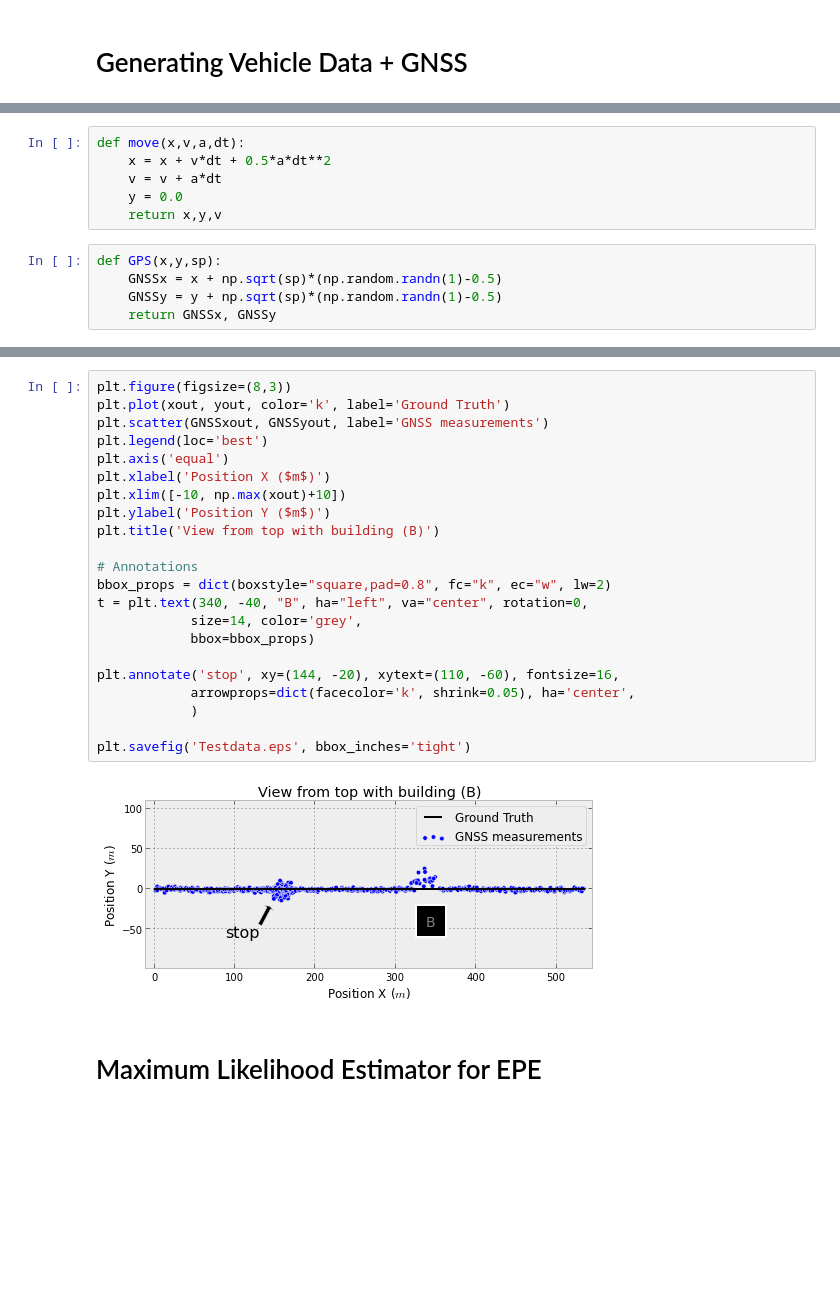
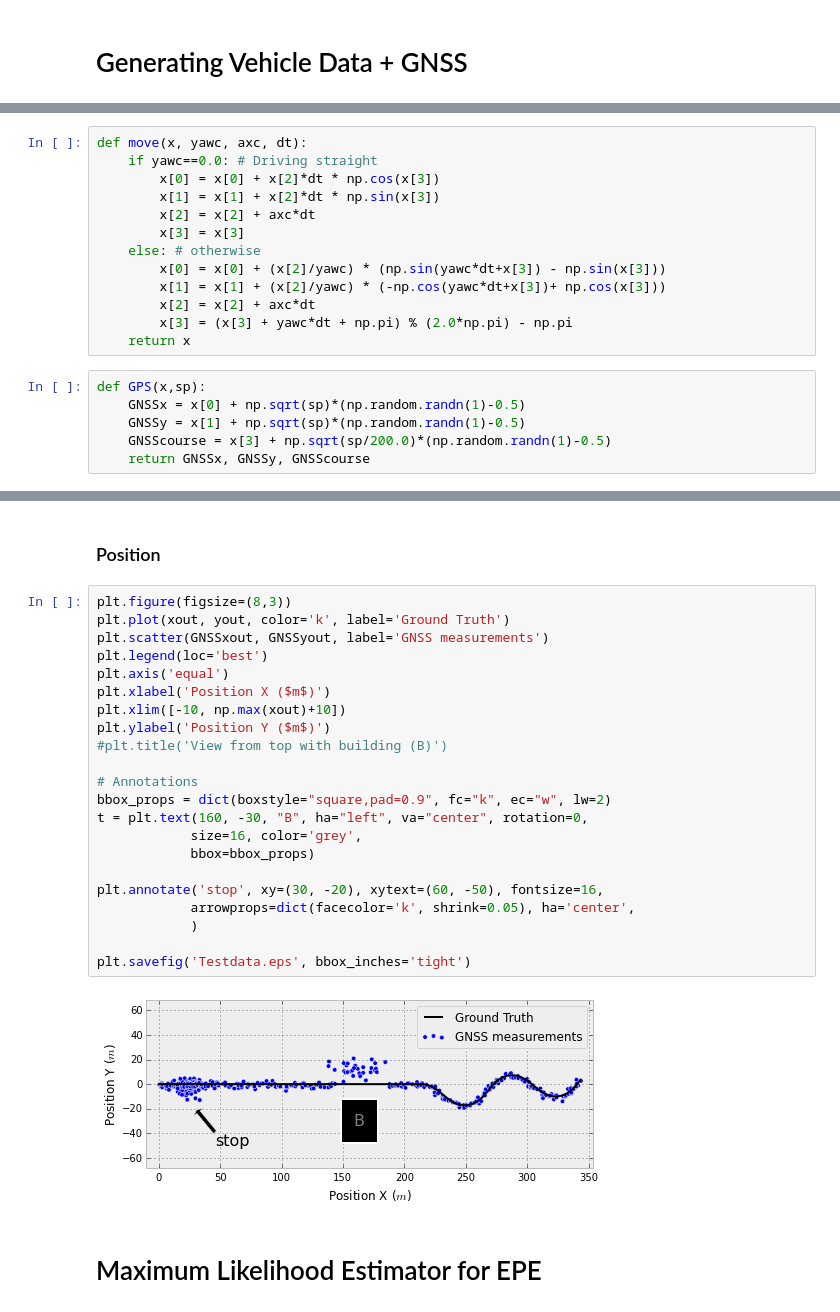
Before and after one commit to balzer82/ICINCO-2014, a Jupyter notebook: DataGenerator.ipynb, the cells around one changed output, grey strips where cells are left out. Cells and saved outputs as stored; diff of their text form; blank space fills up the shorter version.

```diff
--- a/DataGenerator.ipynb
+++ b/DataGenerator.ipynb
@@ -11,12 +11,20 @@ dt = 0.1     # Timestep s
-# %%
-def move(x,v,a,dt):
-    x = x + v*dt + 0.5*a*dt**2
-    v = v + a*dt
-    y = 0.0
-    return x,y,v
+# %%
+def move(x, yawc, axc, dt):
+    if yawc==0.0: # Driving straight
+        x[0] = x[0] + x[2]*dt * np.cos(x[3])
+        x[1] = x[1] + x[2]*dt * np.sin(x[3])
+        x[2] = x[2] + axc*dt
+        x[3] = x[3]
+    else: # otherwise
+        x[0] = x[0] + (x[2]/yawc) * (np.sin(yawc*dt+x[3]) - np.sin(x[3]))
+        x[1] = x[1] + (x[2]/yawc) * (-np.cos(yawc*dt+x[3])+ np.cos(x[3]))
+        x[2] = x[2] + axc*dt
+        x[3] = (x[3] + yawc*dt + np.pi) % (2.0*np.pi) - np.pi
+    return x
 # %%
-def GPS(x,y,sp):
-    GNSSx = x + np.sqrt(sp)*(np.random.randn(1)-0.5)
-    GNSSy = y + np.sqrt(sp)*(np.random.randn(1)-0.5)
-    return GNSSx, GNSSy
+def GPS(x,sp):
+    GNSSx = x[0] + np.sqrt(sp)*(np.random.randn(1)-0.5)
+    GNSSy = x[1] + np.sqrt(sp)*(np.random.randn(1)-0.5)
+    GNSScourse = x[3] + np.sqrt(sp/200.0)*(np.random.randn(1)-0.5)
+    return GNSSx, GNSSy, GNSScourse
 # %%
@@ -113,27 +178,29 @@ while t<tdrive:
+# %% [markdown]
+### Position
 # %%
 plt.figure(figsize=(8,3))
 plt.plot(xout, yout, color='k', label='Ground Truth')
 plt.scatter(GNSSxout, GNSSyout, label='GNSS measurements')
 plt.legend(loc='best')
 plt.axis('equal')
 plt.xlabel('Position X ($m$)')
 plt.xlim([-10, np.max(xout)+10])
 plt.ylabel('Position Y ($m$)')
-plt.title('View from top with building (B)')
+#plt.title('View from top with building (B)')
 
 # Annotations
-bbox_props = dict(boxstyle="square,pad=0.8", fc="k", ec="w", lw=2)
-t = plt.text(340, -40, "B", ha="left", va="center", rotation=0,
-            size=14, color='grey',
+bbox_props = dict(boxstyle="square,pad=0.9", fc="k", ec="w", lw=2)
+t = plt.text(160, -30, "B", ha="left", va="center", rotation=0,
+            size=16, color='grey',
             bbox=bbox_props)
 
-plt.annotate('stop', xy=(144, -20), xytext=(110, -60), fontsize=16,
+plt.annotate('stop', xy=(30, -20), xytext=(60, -50), fontsize=16,
             arrowprops=dict(facecolor='k', shrink=0.05), ha='center',
             )
 
 plt.savefig('Testdata.eps', bbox_inches='tight')
 # %% [output]
-[figure, old version]
+[figure, new version]
 # %% [markdown]
 # Maximum Likelihood Estimator for EPE
 # %%
```
Also changed, not shown: parts of 6 cells of this notebook, 46 other files.
